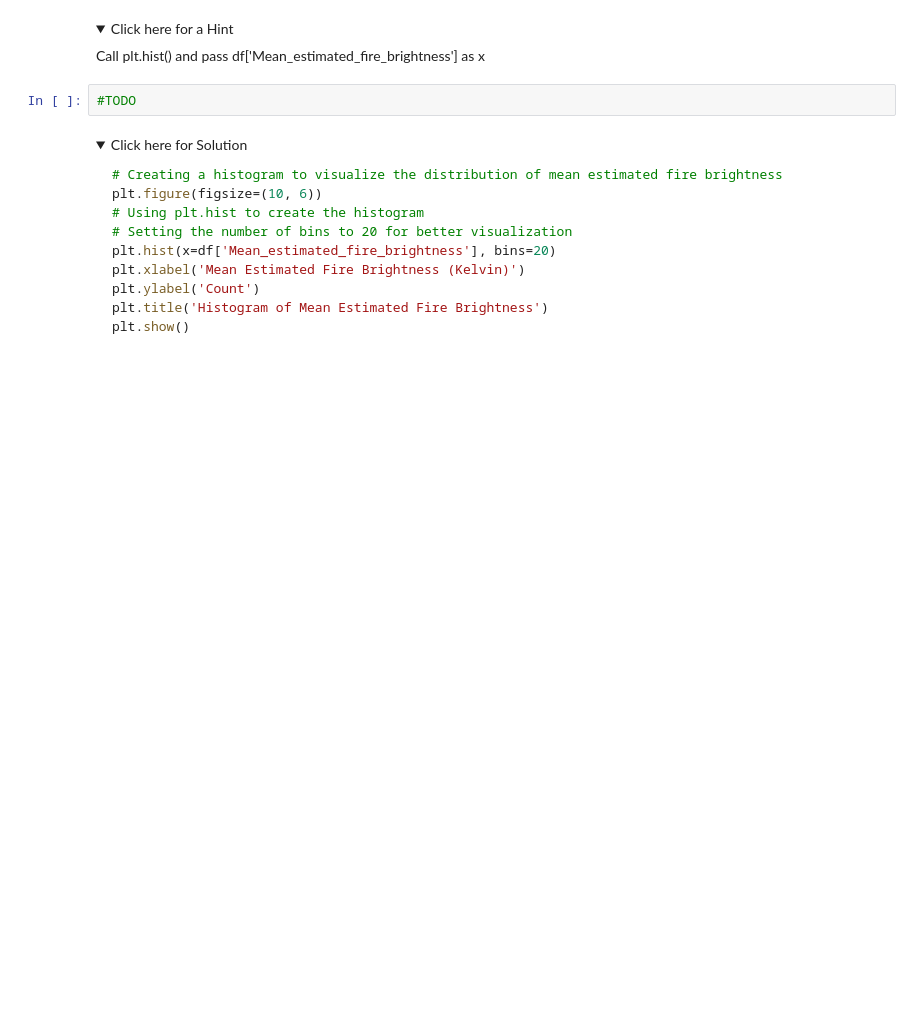
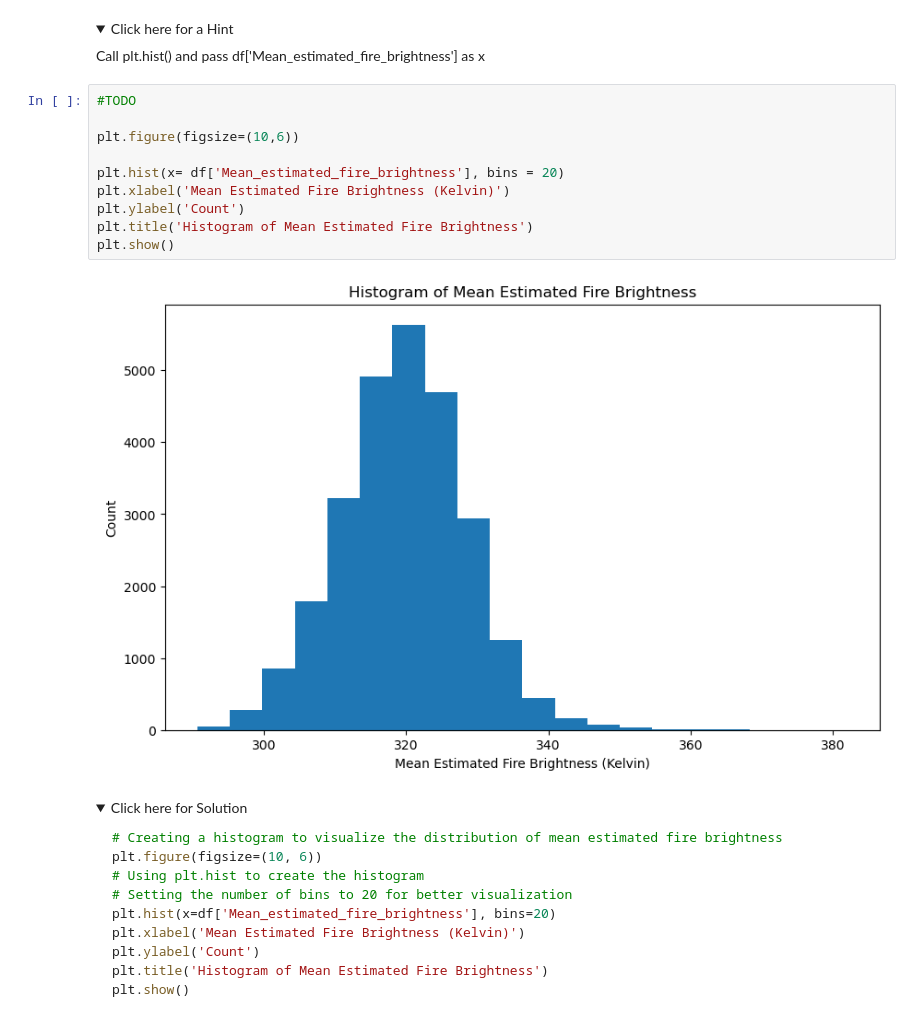
Before and after one commit to eb953/DS, a Jupyter notebook: Practice_Assignment_Part1.jupyterlite.ipynb, the cells around one changed output. Drawn from its saved outputs; the diff is of its cells as text; folded sections open; blank space fills up the shorter version.

```diff
--- a/Practice_Assignment_Part1.jupyterlite.ipynb
+++ b/Practice_Assignment_Part1.jupyterlite.ipynb
@@ -374,8 +405,18 @@ remove the autopct fromm pie function and pass the following to plt.legend() aft
     <summary>Click here for a Hint</summary>
     Call plt.hist() and pass df['Mean_estimated_fire_brightness'] as x
 </details>
-# %%
-#TODO
+# %%
+#TODO
+
+plt.figure(figsize=(10,6))
+
+plt.hist(x= df['Mean_estimated_fire_brightness'], bins = 20)
+plt.xlabel('Mean Estimated Fire Brightness (Kelvin)')
+plt.ylabel('Count')
+plt.title('Histogram of Mean Estimated Fire Brightness')
+plt.show()
+# %% [output]
+[figure, added]
 # %% [markdown]
 <details>
     <summary>Click here for Solution</summary>
```
Also changed, not shown: parts of 11 cells of this notebook.
